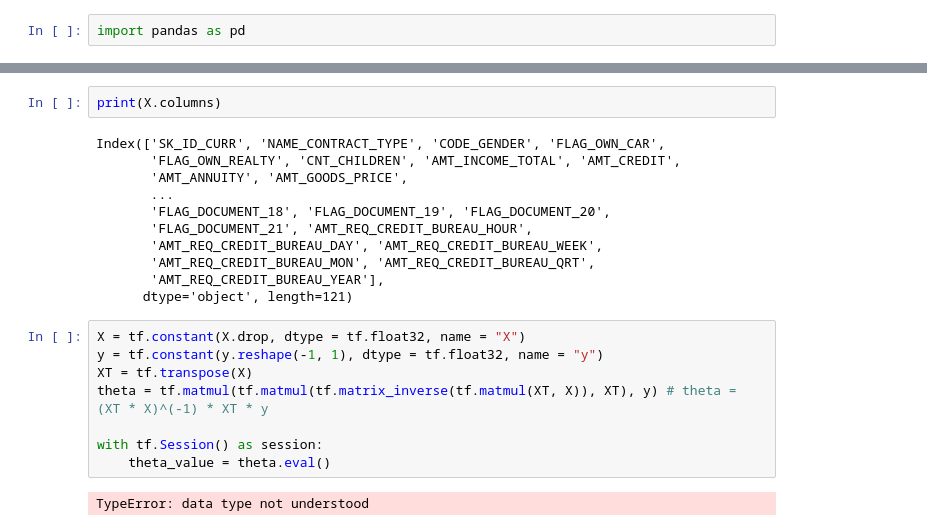
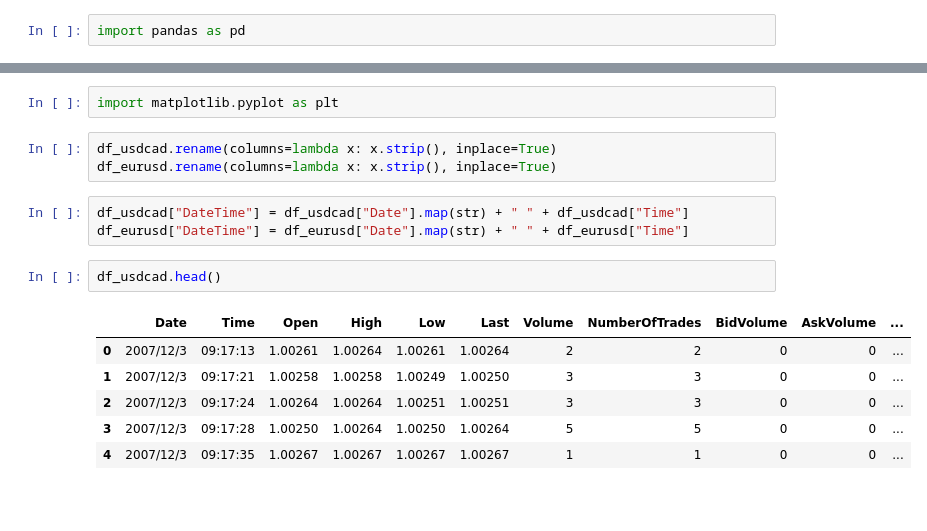
Before and after one commit to DavidSimonyan/DataScience, a Jupyter notebook: Python files/Other/Chapter 9.ipynb, the cells around one changed output, grey strips where cells are left out. Drawn from its saved outputs; the diff is of its cells as text; blank space fills up the shorter version.

```diff
--- a/Python files/Other/Chapter 9.ipynb
+++ b/Python files/Other/Chapter 9.ipynb
@@ -270,23 +295,17 @@ X = df_train.drop(columns = 'TARGET')
-# %%
-print(X.columns)
-# %% [output]
-Index(['SK_ID_CURR', 'NAME_CONTRACT_TYPE', 'CODE_GENDER', 'FLAG_OWN_CAR',
-       'FLAG_OWN_REALTY', 'CNT_CHILDREN', 'AMT_INCOME_TOTAL', 'AMT_CREDIT',
-       'AMT_ANNUITY', 'AMT_GOODS_PRICE',
-       ...
-       'FLAG_DOCUMENT_18', 'FLAG_DOCUMENT_19', 'FLAG_DOCUMENT_20',
-       'FLAG_DOCUMENT_21', 'AMT_REQ_CREDIT_BUREAU_HOUR',
-       'AMT_REQ_CREDIT_BUREAU_DAY', 'AMT_REQ_CREDIT_BUREAU_WEEK',
-       'AMT_REQ_CREDIT_BUREAU_MON', 'AMT_REQ_CREDIT_BUREAU_QRT',
-       'AMT_REQ_CREDIT_BUREAU_YEAR'],
-      dtype='object', length=121)
-# %%
-X = tf.constant(X.drop, dtype = tf.float32, name = "X")
-y = tf.constant(y.reshape(-1, 1), dtype = tf.float32, name = "y")
-XT = tf.transpose(X)
-theta = tf.matmul(tf.matmul(tf.matrix_inverse(tf.matmul(XT, X)), XT), y) # theta = (XT * X)^(-1) * XT * y
-
-with tf.Session() as session:
-    theta_value = theta.eval()
-# %% [output]
-TypeError: data type not understood
+# %%
+import matplotlib.pyplot as plt
+# %%
+df_usdcad.rename(columns=lambda x: x.strip(), inplace=True)
+df_eurusd.rename(columns=lambda x: x.strip(), inplace=True)
+# %%
+df_usdcad["DateTime"] = df_usdcad["Date"].map(str) + " " + df_usdcad["Time"]
+df_eurusd["DateTime"] = df_eurusd["Date"].map(str) + " " + df_eurusd["Time"]
+# %%
+df_usdcad.head()
+# %% [output]
+|  | Date | Time | Open | High | Low | Last | Volume | NumberOfTrades | BidVolume | AskVolume | ... |
+| 0 | 2007/12/3 | 09:17:13 | 1.00261 | 1.00264 | 1.00261 | 1.00264 | 2 | 2 | 0 | 0 | ... |
+| 1 | 2007/12/3 | 09:17:21 | 1.00258 | 1.00258 | 1.00249 | 1.00250 | 3 | 3 | 0 | 0 | ... |
+| 2 | 2007/12/3 | 09:17:24 | 1.00264 | 1.00264 | 1.00251 | 1.00251 | 3 | 3 | 0 | 0 | ... |
+| 3 | 2007/12/3 | 09:17:28 | 1.00250 | 1.00264 | 1.00250 | 1.00264 | 5 | 5 | 0 | 0 | ... |
+| 4 | 2007/12/3 | 09:17:35 | 1.00267 | 1.00267 | 1.00267 | 1.00267 | 1 | 1 | 0 | 0 | ... |
```
Also changed, not shown: parts of 28 cells of this notebook, 1 other file.
